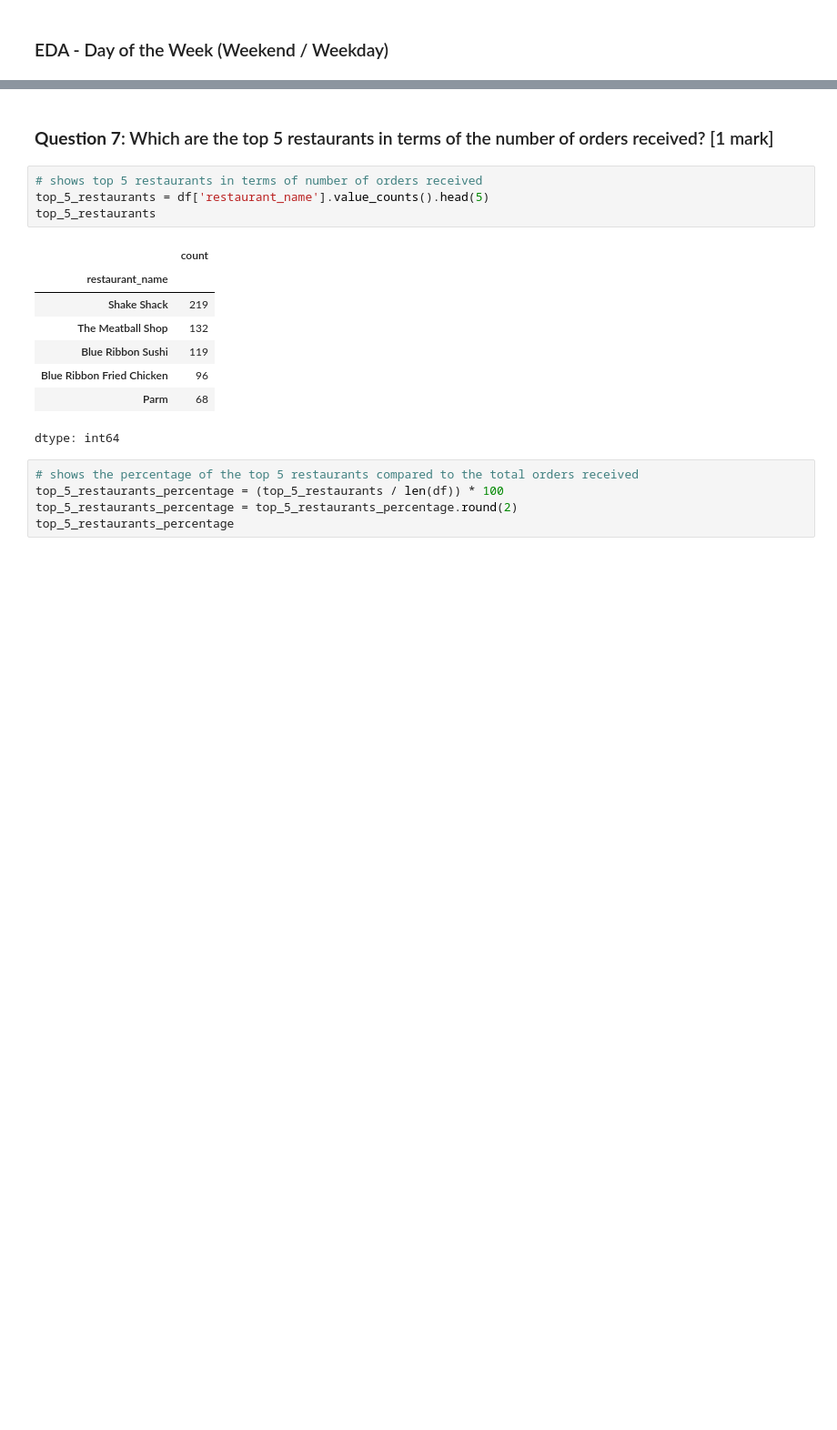
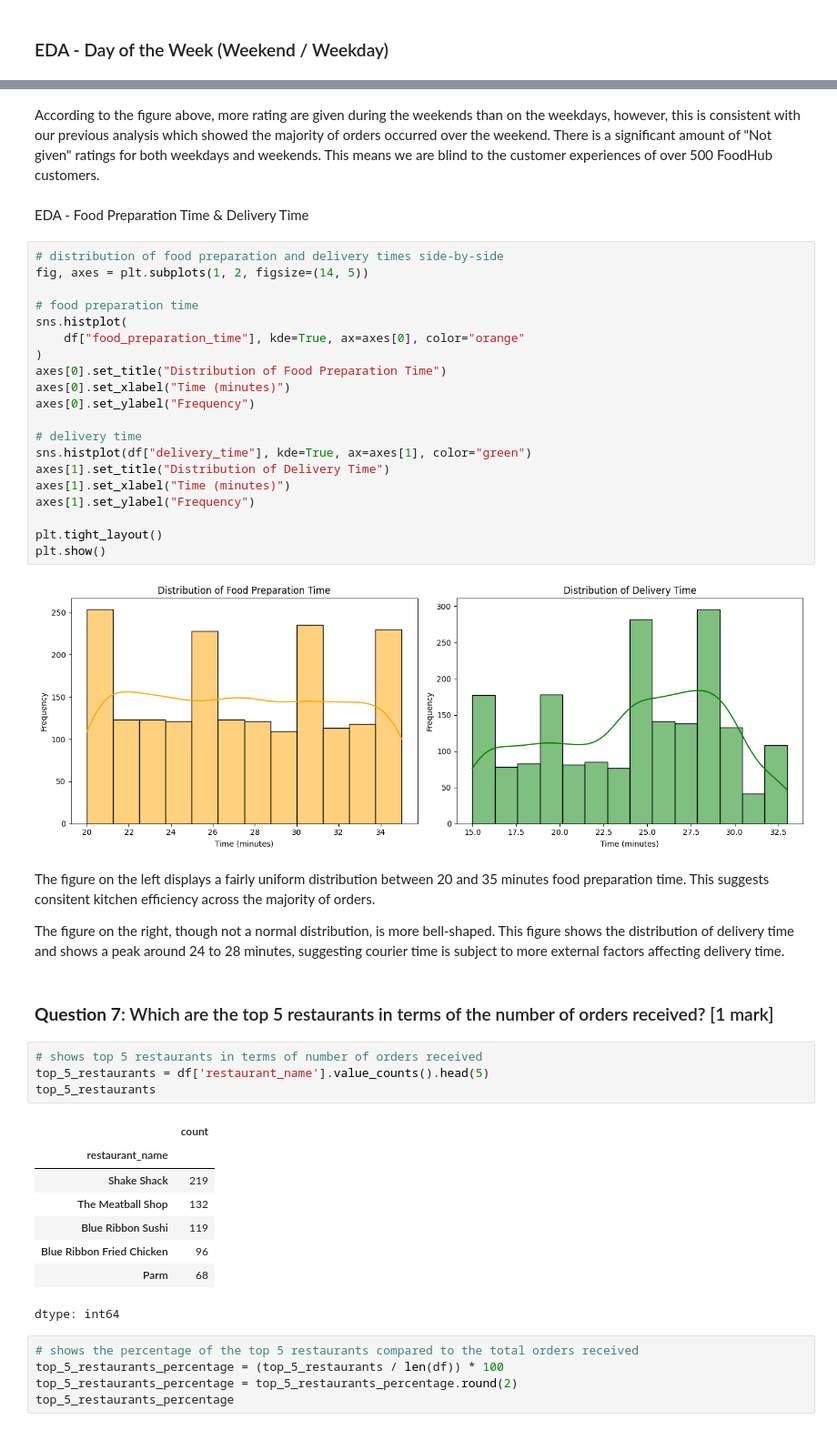
Before and after one commit to Nocte88/FDS-Project-1, a Jupyter notebook: FDS_Project_LearnerNotebook_FullCode_(1).ipynb, the cells around one changed output, grey strips where cells are left out. Shown at 91% size. Cells and saved outputs as stored; diff of their text form; blank space fills up the shorter version.

```diff
--- a/FDS_Project_LearnerNotebook_FullCode_(1).ipynb
+++ b/FDS_Project_LearnerNotebook_FullCode_(1).ipynb
@@ -436,3 +518,33 @@ plt.show()
+# %% [markdown]
+According to the figure above, more rating are given during the weekends than on the weekdays, however, this is consistent with our previous analysis which showed the majority of orders occurred over the weekend. There is a significant amount of "Not given" ratings for both weekdays and weekends. This means we are blind to the customer experiences of over 500 FoodHub customers.
+# %% [markdown]
+EDA - Food Preparation Time & Delivery Time
+# %%
+# distribution of food preparation and delivery times side-by-side
+fig, axes = plt.subplots(1, 2, figsize=(14, 5))
+
+# food preparation time
+sns.histplot(
+    df["food_preparation_time"], kde=True, ax=axes[0], color="orange"
+)
+axes[0].set_title("Distribution of Food Preparation Time")
+axes[0].set_xlabel("Time (minutes)")
+axes[0].set_ylabel("Frequency")
+
+# delivery time
+sns.histplot(df["delivery_time"], kde=True, ax=axes[1], color="green")
+axes[1].set_title("Distribution of Delivery Time")
+axes[1].set_xlabel("Time (minutes)")
+axes[1].set_ylabel("Frequency")
+
+plt.tight_layout()
+plt.show()
+# %% [output]
+[figure, added]
+# %% [markdown]
+The figure on the left displays a fairly uniform distribution between 20 and 35 minutes food preparation time. This suggests consitent kitchen efficiency across the majority of orders.
+
+The figure on the right, though not a normal distribution, is more bell-shaped. This figure shows the distribution of delivery time and shows a peak around 24 to 28 minutes, suggesting courier time is subject to more external factors affecting delivery time.
 # %% [markdown]
 ### **Question 7**: Which are the top 5 restaurants in terms of the number of orders received? [1 mark]
 # %%
```
Also changed, not shown: parts of 51 cells of this notebook.
